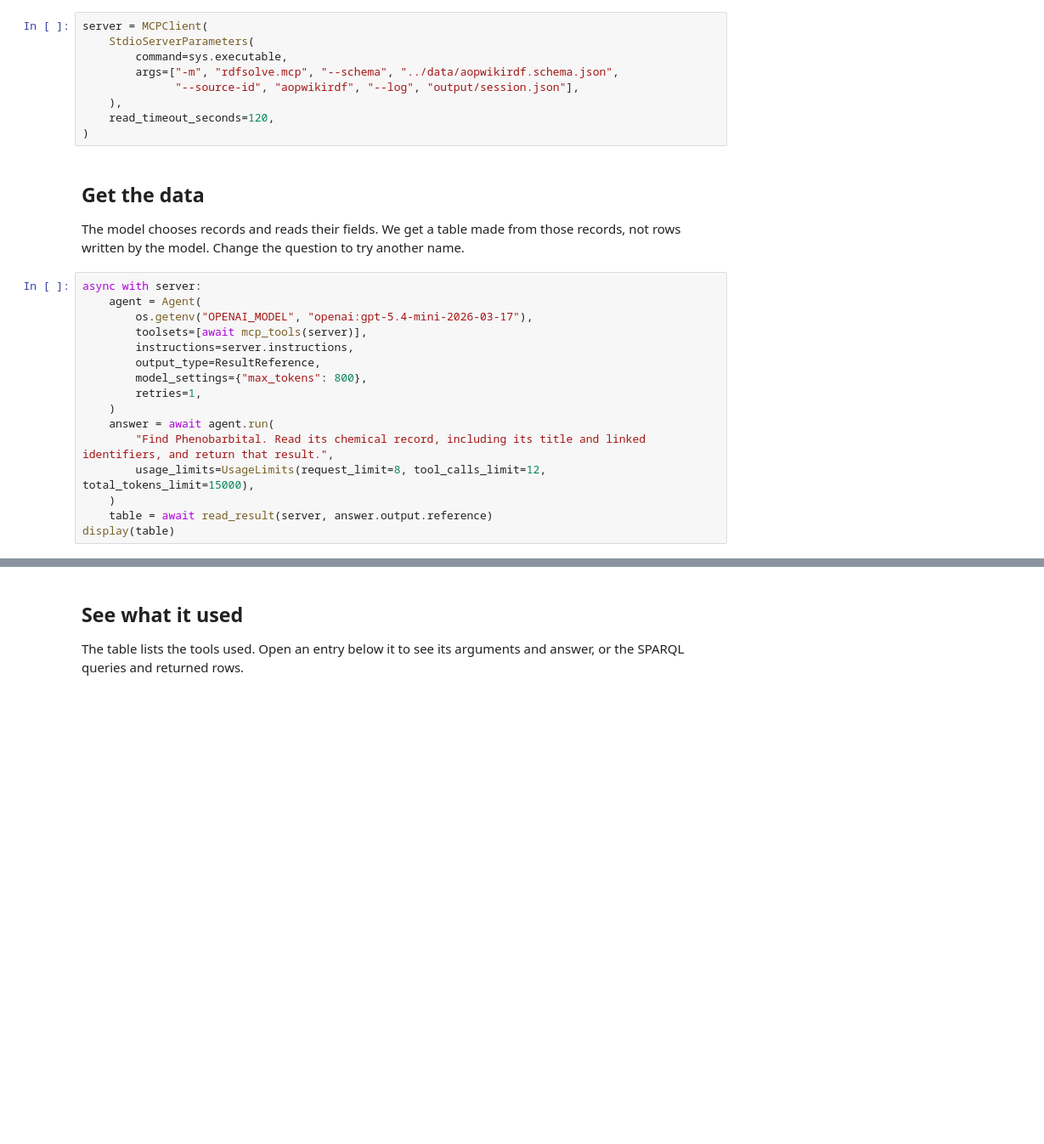
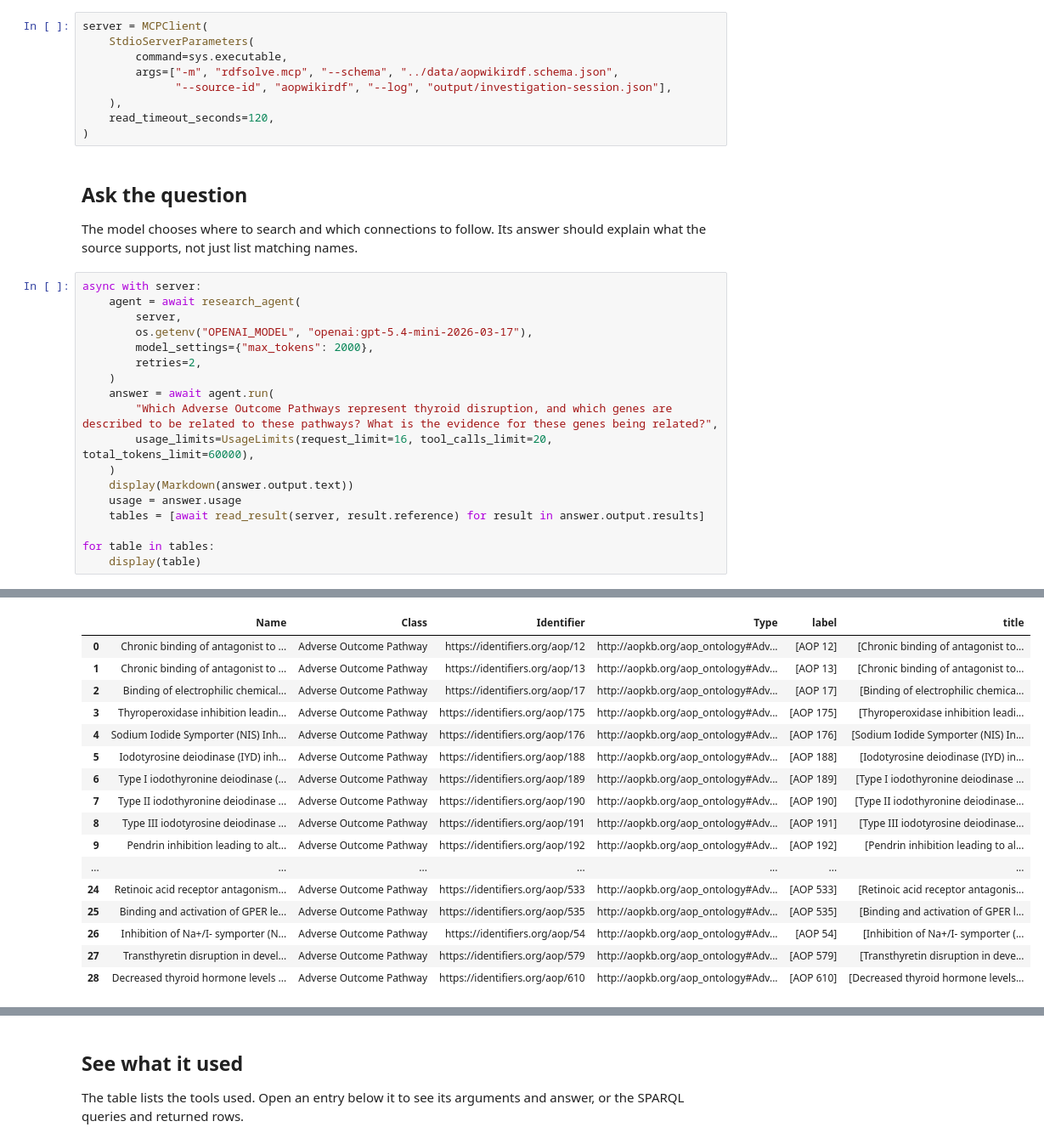
Before and after one commit to jmillanacosta/rdfsolve, a Jupyter notebook: notebooks/mcp/01_ask_aopwiki.ipynb, the cells around one changed output, grey strips where cells are left out. Shown at 85% size. Saved outputs shown, nothing was run; the diff lists cells and outputs as text; blank space fills up the shorter version.

Commit message:
Update notebook to show answers and typed tables

```diff
--- a/notebooks/mcp/01_ask_aopwiki.ipynb
+++ b/notebooks/mcp/01_ask_aopwiki.ipynb
@@ -26,27 +26,30 @@ server = MCPClient(
     StdioServerParameters(
         command=sys.executable,
         args=["-m", "rdfsolve.mcp", "--schema", "../data/aopwikirdf.schema.json",
-              "--source-id", "aopwikirdf", "--log", "output/session.json"],
+              "--source-id", "aopwikirdf", "--log", "output/investigation-session.json"],
     ),
     read_timeout_seconds=120,
 )
 # %% [markdown]
-## Get the data
+## Ask the question
 
-The model chooses records and reads their fields. We get a table made from those records, not rows written by the model. Change the question to try another name.
+The model chooses where to search and which connections to follow. Its answer should explain what the source supports, not just list matching names.
 # %%
 async with server:
-    agent = Agent(
+    agent = await research_agent(
+        server,
         os.getenv("OPENAI_MODEL", "openai:gpt-5.4-mini-2026-03-17"),
-        toolsets=[await mcp_tools(server)],
-        instructions=server.instructions,
-        output_type=ResultReference,
-        model_settings={"max_tokens": 800},
-        retries=1,
+        model_settings={"max_tokens": 2000},
+        retries=2,
     )
     answer = await agent.run(
-        "Find Phenobarbital. Read its chemical record, including its title and linked identifiers, and return that result.",
-        usage_limits=UsageLimits(request_limit=8, tool_calls_limit=12, total_tokens_limit=15000),
+        "Which Adverse Outcome Pathways represent thyroid disruption, and which genes are described to be related to these pathways? What is the evidence for these genes being related?",
+        usage_limits=UsageLimits(request_limit=16, tool_calls_limit=20, total_tokens_limit=60000),
     )
-    table = await read_result(server, answer.output.reference)
-display(table)
+    display(Markdown(answer.output.text))
+    usage = answer.usage
+    tables = [await read_result(server, result.reference) for result in answer.output.results]
+
+for table in tables:
+    display(table)
+# %% [output]
@@ -52,0 +65,17 @@ display(table)
+|  | Name | Class | Identifier | Type | label | title |
+| 0 | Chronic binding of antagonist to ... | Adverse Outcome Pathway | https://identifiers.org/aop/12 | http://aopkb.org/aop_ontology#Adv... | [AOP 12] | [Chronic binding of antagonist to... |
+| 1 | Chronic binding of antagonist to ... | Adverse Outcome Pathway | https://identifiers.org/aop/13 | http://aopkb.org/aop_ontology#Adv... | [AOP 13] | [Chronic binding of antagonist to... |
+| 2 | Binding of electrophilic chemical... | Adverse Outcome Pathway | https://identifiers.org/aop/17 | http://aopkb.org/aop_ontology#Adv... | [AOP 17] | [Binding of electrophilic chemica... |
+| 3 | Thyroperoxidase inhibition leadin... | Adverse Outcome Pathway | https://identifiers.org/aop/175 | http://aopkb.org/aop_ontology#Adv... | [AOP 175] | [Thyroperoxidase inhibition leadi... |
+| 4 | Sodium Iodide Symporter (NIS) Inh... | Adverse Outcome Pathway | https://identifiers.org/aop/176 | http://aopkb.org/aop_ontology#Adv... | [AOP 176] | [Sodium Iodide Symporter (NIS) In... |
+| 5 | Iodotyrosine deiodinase (IYD) inh... | Adverse Outcome Pathway | https://identifiers.org/aop/188 | http://aopkb.org/aop_ontology#Adv... | [AOP 188] | [Iodotyrosine deiodinase (IYD) in... |
+| 6 | Type I iodothyronine deiodinase (... | Adverse Outcome Pathway | https://identifiers.org/aop/189 | http://aopkb.org/aop_ontology#Adv... | [AOP 189] | [Type I iodothyronine deiodinase ... |
+| 7 | Type II iodothyronine deiodinase ... | Adverse Outcome Pathway | https://identifiers.org/aop/190 | http://aopkb.org/aop_ontology#Adv... | [AOP 190] | [Type II iodothyronine deiodinase... |
+| 8 | Type III iodotyrosine deiodinase ... | Adverse Outcome Pathway | https://identifiers.org/aop/191 | http://aopkb.org/aop_ontology#Adv... | [AOP 191] | [Type III iodotyrosine deiodinase... |
+| 9 | Pendrin inhibition leading to alt... | Adverse Outcome Pathway | https://identifiers.org/aop/192 | http://aopkb.org/aop_ontology#Adv... | [AOP 192] | [Pendrin inhibition leading to al... |
+| ... | ... | ... | ... | ... | ... | ... |
+| 24 | Retinoic acid receptor antagonism... | Adverse Outcome Pathway | https://identifiers.org/aop/533 | http://aopkb.org/aop_ontology#Adv... | [AOP 533] | [Retinoic acid receptor antagonis... |
+| 25 | Binding and activation of GPER le... | Adverse Outcome Pathway | https://identifiers.org/aop/535 | http://aopkb.org/aop_ontology#Adv... | [AOP 535] | [Binding and activation of GPER l... |
+| 26 | Inhibition of Na+/I- symporter (N... | Adverse Outcome Pathway | https://identifiers.org/aop/54 | http://aopkb.org/aop_ontology#Adv... | [AOP 54] | [Inhibition of Na+/I- symporter (... |
+| 27 | Transthyretin disruption in devel... | Adverse Outcome Pathway | https://identifiers.org/aop/579 | http://aopkb.org/aop_ontology#Adv... | [AOP 579] | [Transthyretin disruption in deve... |
+| 28 | Decreased thyroid hormone levels ... | Adverse Outcome Pathway | https://identifiers.org/aop/610 | http://aopkb.org/aop_ontology#Adv... | [AOP 610] | [Decreased thyroid hormone levels... |
```
Also changed, not shown: parts of 6 cells of this notebook, 1 other file.
